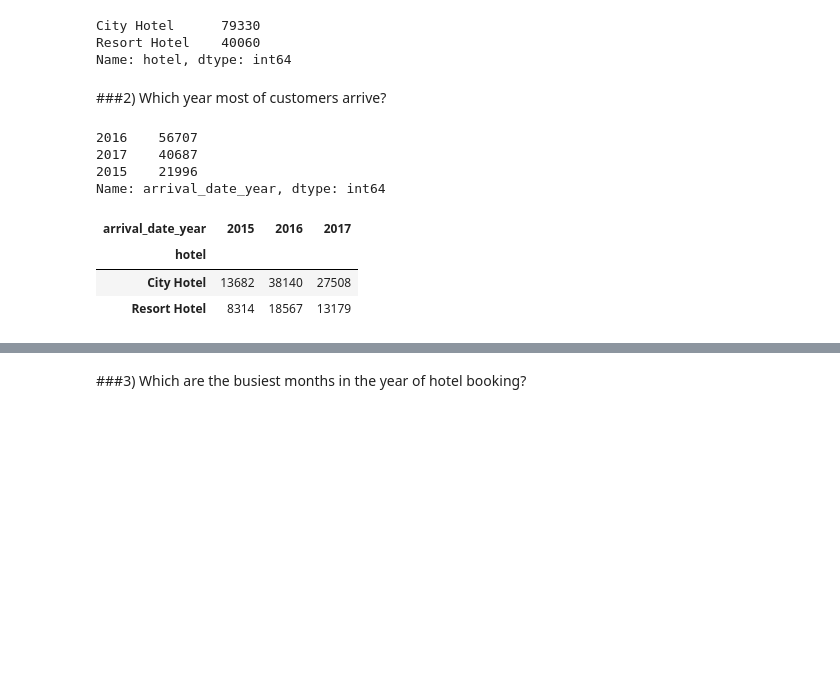
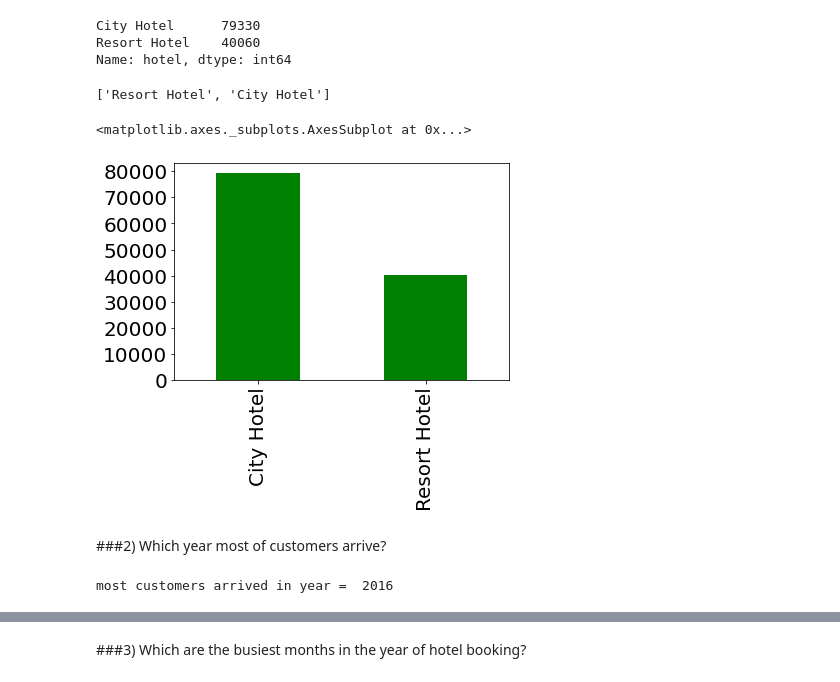
Before and after one commit to shubhankar77/EDA, a Jupyter notebook: hotal_booking.ipynb, the cells around one changed output, grey strips where cells are left out. Saved outputs shown, nothing was run; the diff lists cells and outputs as text; code cells hidden in the pictures; blank space fills up the shorter version.

```diff
--- a/hotal_booking.ipynb
+++ b/hotal_booking.ipynb
@@ -66,10 +85,22 @@ Name: hotel, dtype: int64
+# %%
+hotel_name=df.hotel.unique()
+list(hotel_name)
+# %% [output]
+['Resort Hotel', 'City Hotel']
+# %%
+df['hotel'].value_counts().plot(kind='bar',color='green',fontsize=20)
+# %% [output]
+<matplotlib.axes._subplots.AxesSubplot at 0x...>
+[figure, added]
 # %% [markdown]
 ###2) Which year most of customers arrive?
 # %%
 most_customers=df['arrival_date_year'].value_counts()
-most_customers
+l1=dict(most_customers)
-# %% [output]
-2016    56707
-2017    40687
-2015    21996
-Name: arrival_date_year, dtype: int64
+# %%
+print("most customers arrived in year = ",max(l1, key = l1.get))
+# def test(d):
+  # return max(d, key = d.get)
+# test(l1)
+# %% [output]
+most customers arrived in year =  2016
@@ -78,7 +110,0 @@ mot=df.groupby('hotel')['arrival_date_year']
-# %%
-mot.value_counts().unstack()
-# %% [output]
-| arrival_date_year | 2015 | 2016 | 2017 |
-| hotel |  |  |  |
-| City Hotel | 13682 | 38140 | 27508 |
-| Resort Hotel | 8314 | 18567 | 13179 |
```
Also changed, not shown: parts of 33 cells of this notebook.
